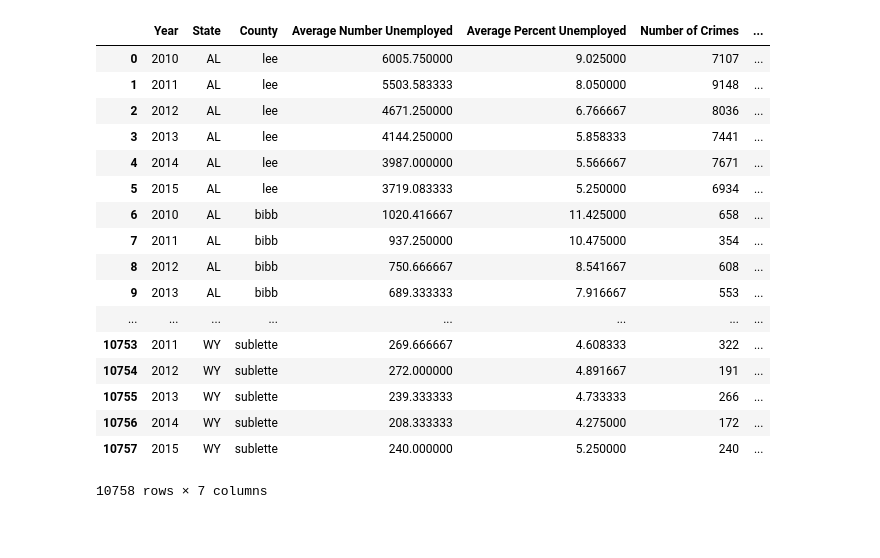
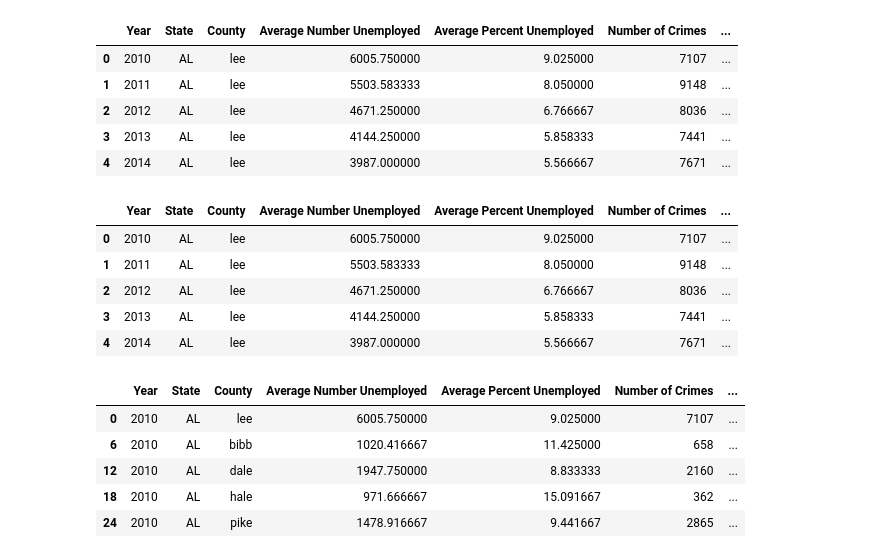
Before and after one commit to DLaury/ProjectOne, a Jupyter notebook: MergedDF.ipynb, the cells around one changed output. Cells and saved outputs as stored; diff of their text form; code cells hidden in the pictures; blank space fills up the shorter version.

```diff
--- a/MergedDF.ipynb
+++ b/MergedDF.ipynb
@@ -10,44 +10,70 @@ secondCrime = pd.read_csv('CrimeData.csv')
 unemployment = pd.read_csv('PercentUnemployed.csv')
 laborForce = pd.read_csv('TotalEmployment.csv')
 # %%
+# Convert county names to lower case
 readCrime['county'] = readCrime['county'].str.lower()
 secondCrime['county'] = secondCrime['county'].str.lower()
 readCounty['county'] = readCounty['county'].str.lower()
+laborForce['county'] = laborForce['county'].str.lower()
+unemployment['county'] = unemployment['county'].str.lower()
+
+# Remove space and county from county list
 readCounty['county'] = readCounty['county'].map(lambda x: x.rstrip(' county'))
-laborForce['county'] = laborForce['county'].str.lower()
 laborForce['county'] = laborForce['county'].map(lambda x: x.rstrip(' county'))
+unemployment['county'] = unemployment['county'].map(lambda x: x.rstrip(' county'))
+
+# Add two crime dataframes together and reset index
 combCrime = readCrime.append(secondCrime)
 combCrime.reset_index(inplace=True)
+
+# Merge county dataframes with county dataframe, percents with that, and population with that
 mergedDF = pd.merge(readCounty, combCrime, on=['state','county','Year'], how='inner')
-unemployment['county'] = unemployment['county'].str.lower()
-unemployment['county'] = unemployment['county'].map(lambda x: x.rstrip(' county'))
 percentDF = pd.merge(mergedDF, unemployment, on=['state','county','Year'])
+
+# Grab only columns we want
 finalDF = pd.merge(percentDF, laborForce, on=['state','county','Year'])
+
+# Make Pretty
 selectColumnsDF = finalDF[['Year', 'state', 'county', 'Average (Monthly) Number Unemployed',
                          'Average (Monthly) Percent Unemployed', 'count', 'Average Total Employment']]
 formattedDF = selectColumnsDF.rename(columns={'state': 'State', 'county': 'County',
                             'Average (Monthly) Number Unemployed': 'Average Number Unemployed',
                            'Average (Monthly) Percent Unemployed': 'Average Percent Unemployed',
                            'count': 'Number of Crimes', 'Average Total Employment': 'Total Labor Force'})
-formattedDF
+
+# Show
+formattedDF.head()
 # %% [output]
 |  | Year | State | County | Average Number Unemployed | Average Percent Unemployed | Number of Crimes | ... |
 | 0 | 2010 | AL | lee | 6005.750000 | 9.025000 | 7107 | ... |
 | 1 | 2011 | AL | lee | 5503.583333 | 8.050000 | 9148 | ... |
 | 2 | 2012 | AL | lee | 4671.250000 | 6.766667 | 8036 | ... |
 | 3 | 2013 | AL | lee | 4144.250000 | 5.858333 | 7441 | ... |
 | 4 | 2014 | AL | lee | 3987.000000 | 5.566667 | 7671 | ... |
-| 5 | 2015 | AL | lee | 3719.083333 | 5.250000 | 6934 | ... |
-| 6 | 2010 | AL | bibb | 1020.416667 | 11.425000 | 658 | ... |
-| 7 | 2011 | AL | bibb | 937.250000 | 10.475000 | 354 | ... |
-| 8 | 2012 | AL | bibb | 750.666667 | 8.541667 | 608 | ... |
-| 9 | 2013 | AL | bibb | 689.333333 | 7.916667 | 553 | ... |
-| ... | ... | ... | ... | ... | ... | ... | ... |
-| 10753 | 2011 | WY | sublette | 269.666667 | 4.608333 | 322 | ... |
-| 10754 | 2012 | WY | sublette | 272.000000 | 4.891667 | 191 | ... |
-| 10755 | 2013 | WY | sublette | 239.333333 | 4.733333 | 266 | ... |
-| 10756 | 2014 | WY | sublette | 208.333333 | 4.275000 | 172 | ... |
-| 10757 | 2015 | WY | sublette | 240.000000 | 5.250000 | 240 | ... |
-10758 rows × 7 columns
 # %%
 formattedDF.to_csv("EmploymentVsCrime.csv")
+# %%
+formattedDF['Crimes Per 100 Workers'] = (formattedDF['Number of Crimes'] / formattedDF['Total Labor Force'])*100
+formattedDF.head()
+# %% [output]
+|  | Year | State | County | Average Number Unemployed | Average Percent Unemployed | Number of Crimes | ... |
+| 0 | 2010 | AL | lee | 6005.750000 | 9.025000 | 7107 | ... |
+| 1 | 2011 | AL | lee | 5503.583333 | 8.050000 | 9148 | ... |
+| 2 | 2012 | AL | lee | 4671.250000 | 6.766667 | 8036 | ... |
+| 3 | 2013 | AL | lee | 4144.250000 | 5.858333 | 7441 | ... |
+| 4 | 2014 | AL | lee | 3987.000000 | 5.566667 | 7671 | ... |
+# %%
+year2010DF = formattedDF[formattedDF['Year']==2010]
+year2011DF = formattedDF[formattedDF['Year']==2011]
+year2012DF = formattedDF[formattedDF['Year']==2012]
+year2013DF = formattedDF[formattedDF['Year']==2013]
+year2014DF = formattedDF[formattedDF['Year']==2014]
+year2015DF = formattedDF[formattedDF['Year']==2015]
+year2010DF.head()
+# %% [output]
+|  | Year | State | County | Average Number Unemployed | Average Percent Unemployed | Number of Crimes | ... |
+| 0 | 2010 | AL | lee | 6005.750000 | 9.025000 | 7107 | ... |
+| 6 | 2010 | AL | bibb | 1020.416667 | 11.425000 | 658 | ... |
+| 12 | 2010 | AL | dale | 1947.750000 | 8.833333 | 2160 | ... |
+| 18 | 2010 | AL | hale | 971.666667 | 15.091667 | 362 | ... |
+| 24 | 2010 | AL | pike | 1478.916667 | 9.441667 | 2865 | ... |
```
Also changed, not shown: parts of 9 cells of this notebook.
